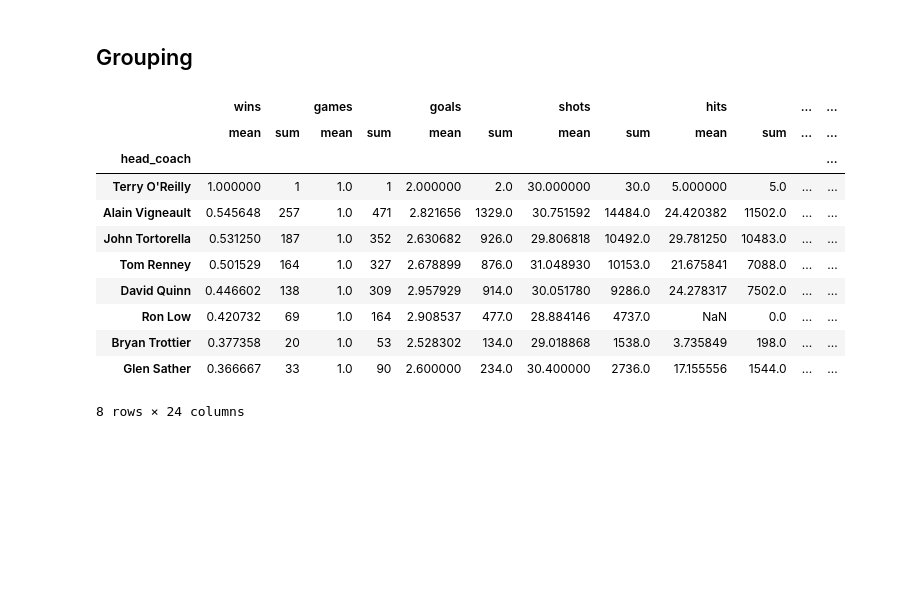
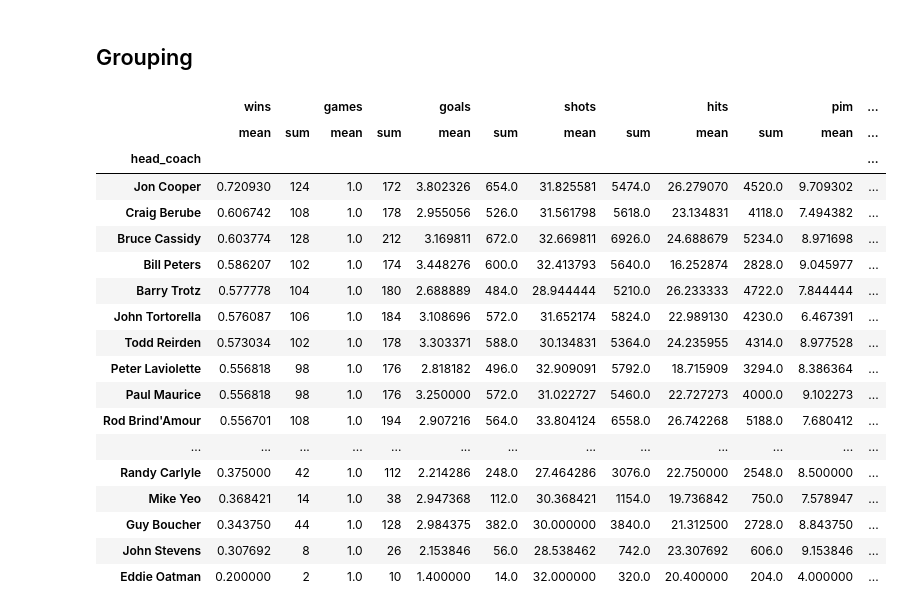
Before and after one commit to IntegerMan/JupyterWorkshop, a Jupyter notebook: Notebooks/03_EDA.ipynb, the cells around one changed output. Saved outputs shown, nothing was run; the diff lists cells and outputs as text; code cells hidden in the pictures; blank space fills up the shorter version.

```diff
--- a/Notebooks/03_EDA.ipynb
+++ b/Notebooks/03_EDA.ipynb
@@ -190,19 +208,28 @@ df_rangers = df_rangers.drop(columns=["HoA", "settled_in", "startRinkSide"])
 # %%
-df_subset = df_rangers[["wins", 'games', "head_coach", "goals", "shots", "hits", "pim", "powerPlayOpportunities", "powerPlayGoals", "faceOffWinPercentage", "giveaways", "takeaways", "blocked"]]
+df_subset = df_teams_merged[["wins", 'games', "head_coach", "goals", "shots", "hits", "pim", "giveaways", "takeaways", "blocked"]]
+#df_subset = df_subset.drop(columns=["HoA", "settled_in", "startRinkSide"])
 # %% [markdown]
 ## Grouping
 # %%
-df_subset.groupby('head_coach').agg(['mean', 'sum']).sort_values(('wins','mean'), ascending=False)
+df_grouped = df_subset.groupby('head_coach').agg(['mean', 'sum']).sort_values(('wins','mean'), ascending=False)
+df_grouped
 # %% [output]
-|  | wins |  | games |  | goals |  | shots |  | hits |  | ... | ... |
-|  | mean | sum | mean | sum | mean | sum | mean | sum | mean | sum | ... | ... |
+|  | wins |  | games |  | goals |  | shots |  | hits |  | pim | ... |
+|  | mean | sum | mean | sum | mean | sum | mean | sum | mean | sum | mean | ... |
 | head_coach |  |  |  |  |  |  |  |  |  |  |  | ... |
-| Terry O'Reilly | 1.000000 | 1 | 1.0 | 1 | 2.000000 | 2.0 | 30.000000 | 30.0 | 5.000000 | 5.0 | ... | ... |
-| Alain Vigneault | 0.545648 | 257 | 1.0 | 471 | 2.821656 | 1329.0 | 30.751592 | 14484.0 | 24.420382 | 11502.0 | ... | ... |
-| John Tortorella | 0.531250 | 187 | 1.0 | 352 | 2.630682 | 926.0 | 29.806818 | 10492.0 | 29.781250 | 10483.0 | ... | ... |
-| Tom Renney | 0.501529 | 164 | 1.0 | 327 | 2.678899 | 876.0 | 31.048930 | 10153.0 | 21.675841 | 7088.0 | ... | ... |
-| David Quinn | 0.446602 | 138 | 1.0 | 309 | 2.957929 | 914.0 | 30.051780 | 9286.0 | 24.278317 | 7502.0 | ... | ... |
-| Ron Low | 0.420732 | 69 | 1.0 | 164 | 2.908537 | 477.0 | 28.884146 | 4737.0 | NaN | 0.0 | ... | ... |
-| Bryan Trottier | 0.377358 | 20 | 1.0 | 53 | 2.528302 | 134.0 | 29.018868 | 1538.0 | 3.735849 | 198.0 | ... | ... |
-| Glen Sather | 0.366667 | 33 | 1.0 | 90 | 2.600000 | 234.0 | 30.400000 | 2736.0 | 17.155556 | 1544.0 | ... | ... |
+| Jon Cooper | 0.720930 | 124 | 1.0 | 172 | 3.802326 | 654.0 | 31.825581 | 5474.0 | 26.279070 | 4520.0 | 9.709302 | ... |
+| Craig Berube | 0.606742 | 108 | 1.0 | 178 | 2.955056 | 526.0 | 31.561798 | 5618.0 | 23.134831 | 4118.0 | 7.494382 | ... |
+| Bruce Cassidy | 0.603774 | 128 | 1.0 | 212 | 3.169811 | 672.0 | 32.669811 | 6926.0 | 24.688679 | 5234.0 | 8.971698 | ... |
+| Bill Peters | 0.586207 | 102 | 1.0 | 174 | 3.448276 | 600.0 | 32.413793 | 5640.0 | 16.252874 | 2828.0 | 9.045977 | ... |
+| Barry Trotz | 0.577778 | 104 | 1.0 | 180 | 2.688889 | 484.0 | 28.944444 | 5210.0 | 26.233333 | 4722.0 | 7.844444 | ... |
+| John Tortorella | 0.576087 | 106 | 1.0 | 184 | 3.108696 | 572.0 | 31.652174 | 5824.0 | 22.989130 | 4230.0 | 6.467391 | ... |
+| Todd Reirden | 0.573034 | 102 | 1.0 | 178 | 3.303371 | 588.0 | 30.134831 | 5364.0 | 24.235955 | 4314.0 | 8.977528 | ... |
+| Peter Laviolette | 0.556818 | 98 | 1.0 | 176 | 2.818182 | 496.0 | 32.909091 | 5792.0 | 18.715909 | 3294.0 | 8.386364 | ... |
+| Paul Maurice | 0.556818 | 98 | 1.0 | 176 | 3.250000 | 572.0 | 31.022727 | 5460.0 | 22.727273 | 4000.0 | 9.102273 | ... |
+| Rod Brind'Amour | 0.556701 | 108 | 1.0 | 194 | 2.907216 | 564.0 | 33.804124 | 6558.0 | 26.742268 | 5188.0 | 7.680412 | ... |
+| ... | ... | ... | ... | ... | ... | ... | ... | ... | ... | ... | ... | ... |
+| Randy Carlyle | 0.375000 | 42 | 1.0 | 112 | 2.214286 | 248.0 | 27.464286 | 3076.0 | 22.750000 | 2548.0 | 8.500000 | ... |
+| Mike Yeo | 0.368421 | 14 | 1.0 | 38 | 2.947368 | 112.0 | 30.368421 | 1154.0 | 19.736842 | 750.0 | 7.578947 | ... |
+| Guy Boucher | 0.343750 | 44 | 1.0 | 128 | 2.984375 | 382.0 | 30.000000 | 3840.0 | 21.312500 | 2728.0 | 8.843750 | ... |
+| John Stevens | 0.307692 | 8 | 1.0 | 26 | 2.153846 | 56.0 | 28.538462 | 742.0 | 23.307692 | 606.0 | 9.153846 | ... |
+| Eddie Oatman | 0.200000 | 2 | 1.0 | 10 | 1.400000 | 14.0 | 32.000000 | 320.0 | 20.400000 | 204.0 | 4.000000 | ... |
-8 rows × 24 columns
```
Also changed, not shown: parts of 13 cells of this notebook, 11 other files.
